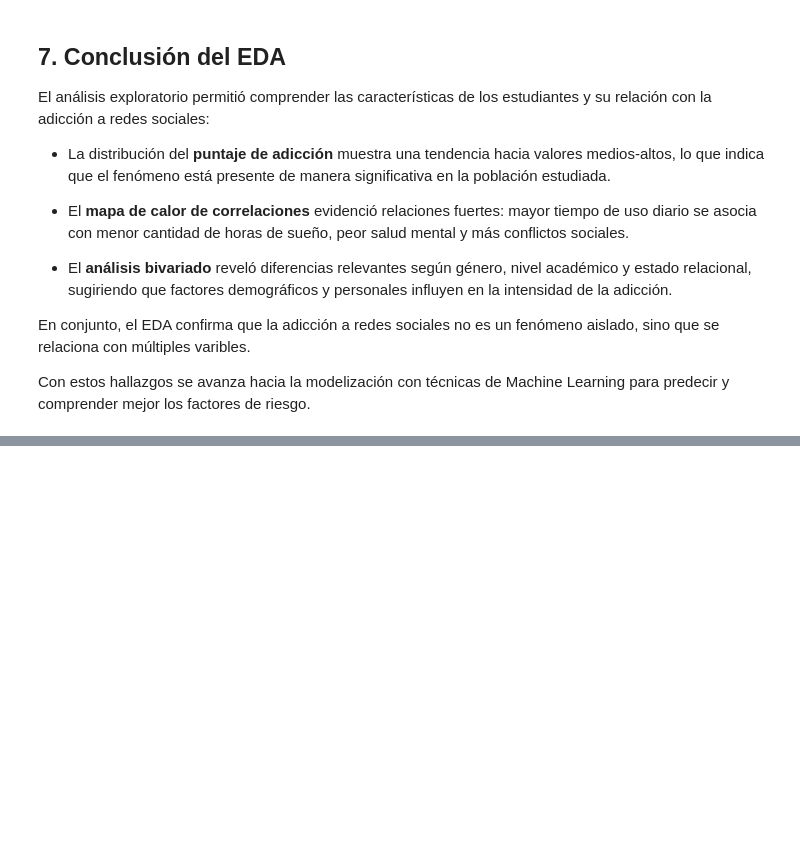
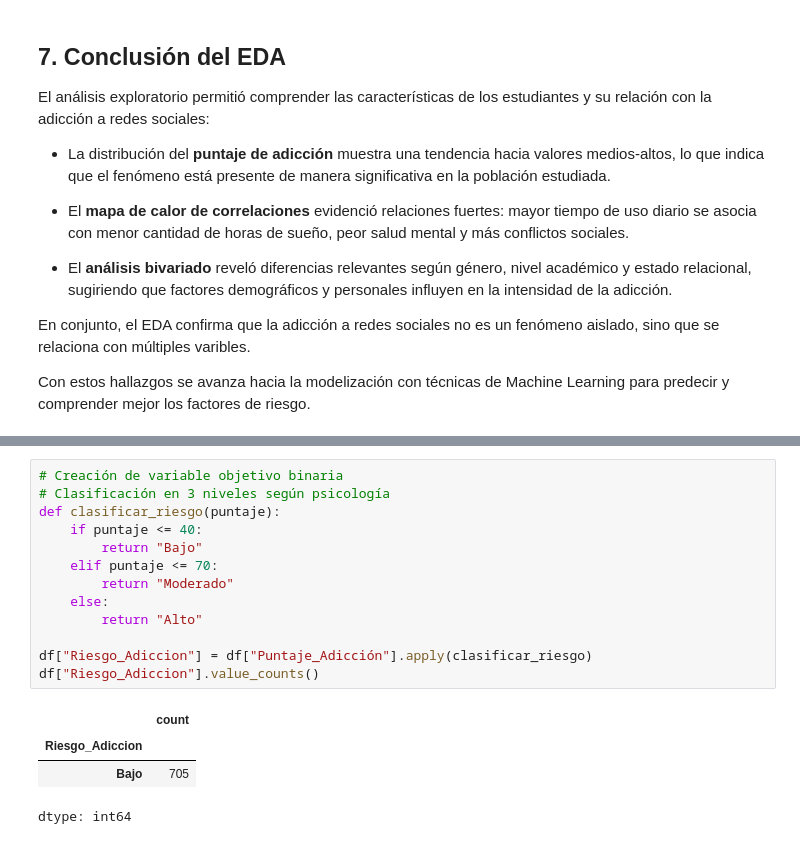
Before and after one commit to vazquezsilvana/Data-Science-II-EntregaFinal, a Jupyter notebook: VazquezSilvana_EntregaFinalDSII.ipynb, the cells around one changed output, grey strips where cells are left out. Cells and saved outputs as stored; diff of their text form; blank space fills up the shorter version.

```diff
--- a/VazquezSilvana_EntregaFinalDSII.ipynb
+++ b/VazquezSilvana_EntregaFinalDSII.ipynb
@@ -693,0 +713,18 @@ Con estos hallazgos se avanza hacia la modelización con técnicas de Machine Le
+# %%
+# Creación de variable objetivo binaria
+# Clasificación en 3 niveles según psicología
+def clasificar_riesgo(puntaje):
+    if puntaje <= 40:
+        return "Bajo"
+    elif puntaje <= 70:
+        return "Moderado"
+    else:
+        return "Alto"
+
+df["Riesgo_Adiccion"] = df["Puntaje_Adicción"].apply(clasificar_riesgo)
+df["Riesgo_Adiccion"].value_counts()
+# %% [output]
+|  | count |
+| Riesgo_Adiccion |  |
+| Bajo | 705 |
+dtype: int64
```
Also changed, not shown: parts of 3 cells of this notebook.
